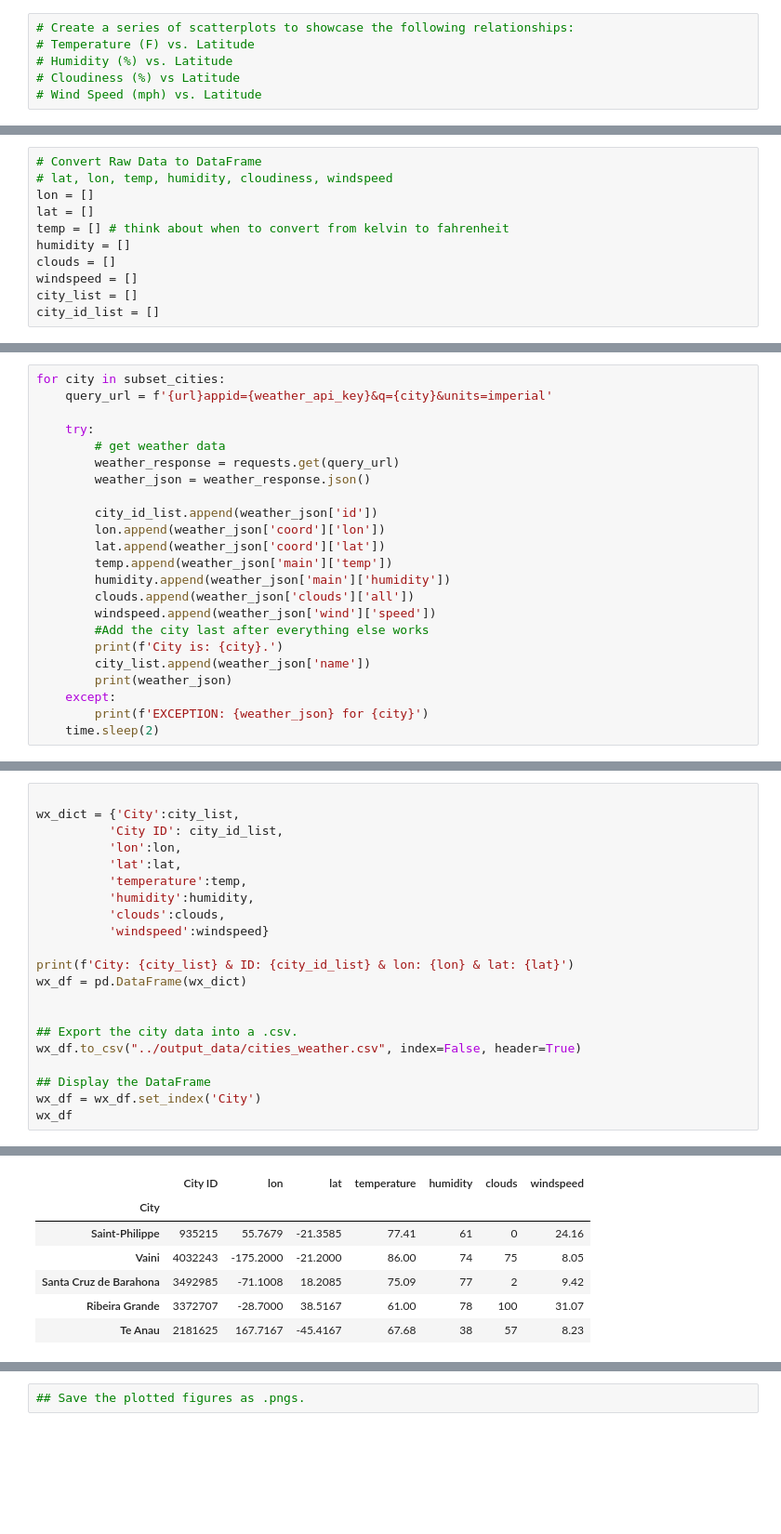
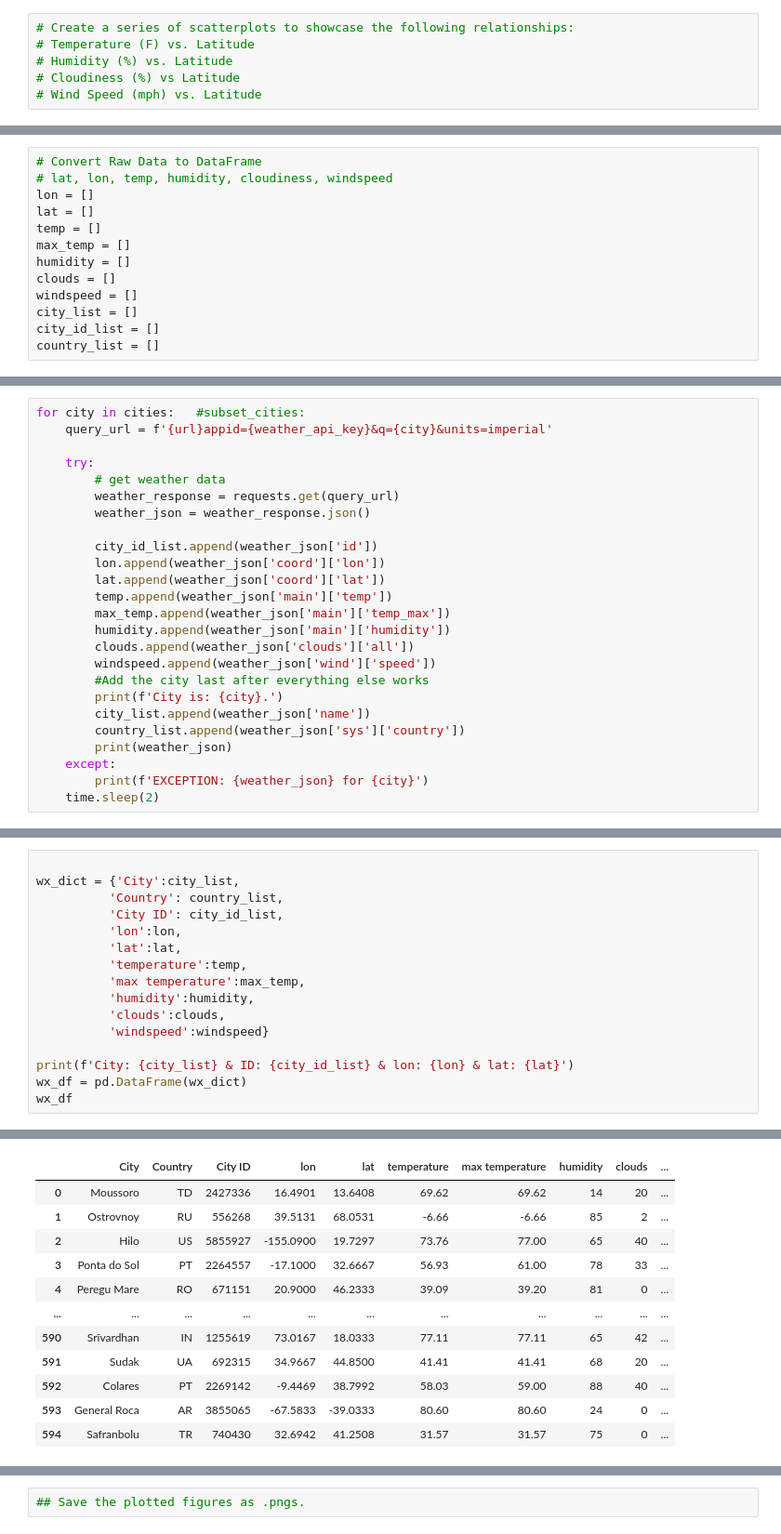
Before and after one commit to sharonpete/python-api-challenge, a Jupyter notebook: WeatherPy/WeatherPy.ipynb, the cells around one changed output, grey strips where cells are left out. Shown at 93% size. Drawn from its saved outputs; the diff is of its cells as text; blank space fills up the shorter version.

```diff
--- a/WeatherPy/WeatherPy.ipynb
+++ b/WeatherPy/WeatherPy.ipynb
@@ -88,12 +72,14 @@ subset_cities = [cities[0],cities[1],cities[2],cities[3],cities[4]]
 # lat, lon, temp, humidity, cloudiness, windspeed
 lon = []
 lat = []
-temp = [] # think about when to convert from kelvin to fahrenheit
+temp = []
+max_temp = []
 humidity = []
 clouds = []
 windspeed = []
 city_list = []
 city_id_list = []
+country_list = []
 # %%
 weather_response = requests.get(query_url)
 weather_json = weather_response.json()
@@ -103,5 +106,5 @@ weather_json['id']  #[id]
 # %%
-for city in subset_cities:
+for city in cities:   #subset_cities:
     query_url = f'{url}appid={weather_api_key}&q={city}&units=imperial'
 
     try:
@@ -113,12 +116,14 @@ for city in subset_cities:
         lon.append(weather_json['coord']['lon'])
         lat.append(weather_json['coord']['lat'])
         temp.append(weather_json['main']['temp'])
+        max_temp.append(weather_json['main']['temp_max'])
         humidity.append(weather_json['main']['humidity'])
         clouds.append(weather_json['clouds']['all'])
         windspeed.append(weather_json['wind']['speed'])
         #Add the city last after everything else works
         print(f'City is: {city}.')
         city_list.append(weather_json['name'])
+        country_list.append(weather_json['sys']['country'])
         print(weather_json)
     except:
         print(f'EXCEPTION: {weather_json} for {city}')
@@ -137,22 +149,17 @@ City is: te anau.
 # %%
 
 wx_dict = {'City':city_list,
+          'Country': country_list,
           'City ID': city_id_list,
           'lon':lon,
           'lat':lat,
           'temperature':temp,
+          'max temperature':max_temp,
           'humidity':humidity,
           'clouds':clouds,
           'windspeed':windspeed}
 
 print(f'City: {city_list} & ID: {city_id_list} & lon: {lon} & lat: {lat}')
 wx_df = pd.DataFrame(wx_dict)
-
-
-## Export the city data into a .csv.
-wx_df.to_csv("../output_data/cities_weather.csv", index=False, header=True)
-
-## Display the DataFrame
-wx_df = wx_df.set_index('City')
 wx_df
 # %% [output]
@@ -160,7 +167,12 @@ City: ['Saint-Philippe', 'Vaini', 'Santa Cruz de Barahona', 'Ribeira Grande', 'T
-|  | City ID | lon | lat | temperature | humidity | clouds | windspeed |
-| City |  |  |  |  |  |  |  |
-| Saint-Philippe | 935215 | 55.7679 | -21.3585 | 77.41 | 61 | 0 | 24.16 |
-| Vaini | 4032243 | -175.2000 | -21.2000 | 86.00 | 74 | 75 | 8.05 |
-| Santa Cruz de Barahona | 3492985 | -71.1008 | 18.2085 | 75.09 | 77 | 2 | 9.42 |
-| Ribeira Grande | 3372707 | -28.7000 | 38.5167 | 61.00 | 78 | 100 | 31.07 |
-| Te Anau | 2181625 | 167.7167 | -45.4167 | 67.68 | 38 | 57 | 8.23 |
+|  | City | Country | City ID | lon | lat | temperature | max temperature | humidity | clouds | ... |
+| 0 | Moussoro | TD | 2427336 | 16.4901 | 13.6408 | 69.62 | 69.62 | 14 | 20 | ... |
+| 1 | Ostrovnoy | RU | 556268 | 39.5131 | 68.0531 | -6.66 | -6.66 | 85 | 2 | ... |
+| 2 | Hilo | US | 5855927 | -155.0900 | 19.7297 | 73.76 | 77.00 | 65 | 40 | ... |
+| 3 | Ponta do Sol | PT | 2264557 | -17.1000 | 32.6667 | 56.93 | 61.00 | 78 | 33 | ... |
+| 4 | Peregu Mare | RO | 671151 | 20.9000 | 46.2333 | 39.09 | 39.20 | 81 | 0 | ... |
+| ... | ... | ... | ... | ... | ... | ... | ... | ... | ... | ... |
+| 590 | Srīvardhan | IN | 1255619 | 73.0167 | 18.0333 | 77.11 | 77.11 | 65 | 42 | ... |
+| 591 | Sudak | UA | 692315 | 34.9667 | 44.8500 | 41.41 | 41.41 | 68 | 20 | ... |
+| 592 | Colares | PT | 2269142 | -9.4469 | 38.7992 | 58.03 | 59.00 | 88 | 40 | ... |
+| 593 | General Roca | AR | 3855065 | -67.5833 | -39.0333 | 80.60 | 80.60 | 24 | 0 | ... |
+| 594 | Safranbolu | TR | 740430 | 32.6942 | 41.2508 | 31.57 | 31.57 | 75 | 0 | ... |
```
Also changed, not shown: parts of 23 cells of this notebook, 2 other files.
